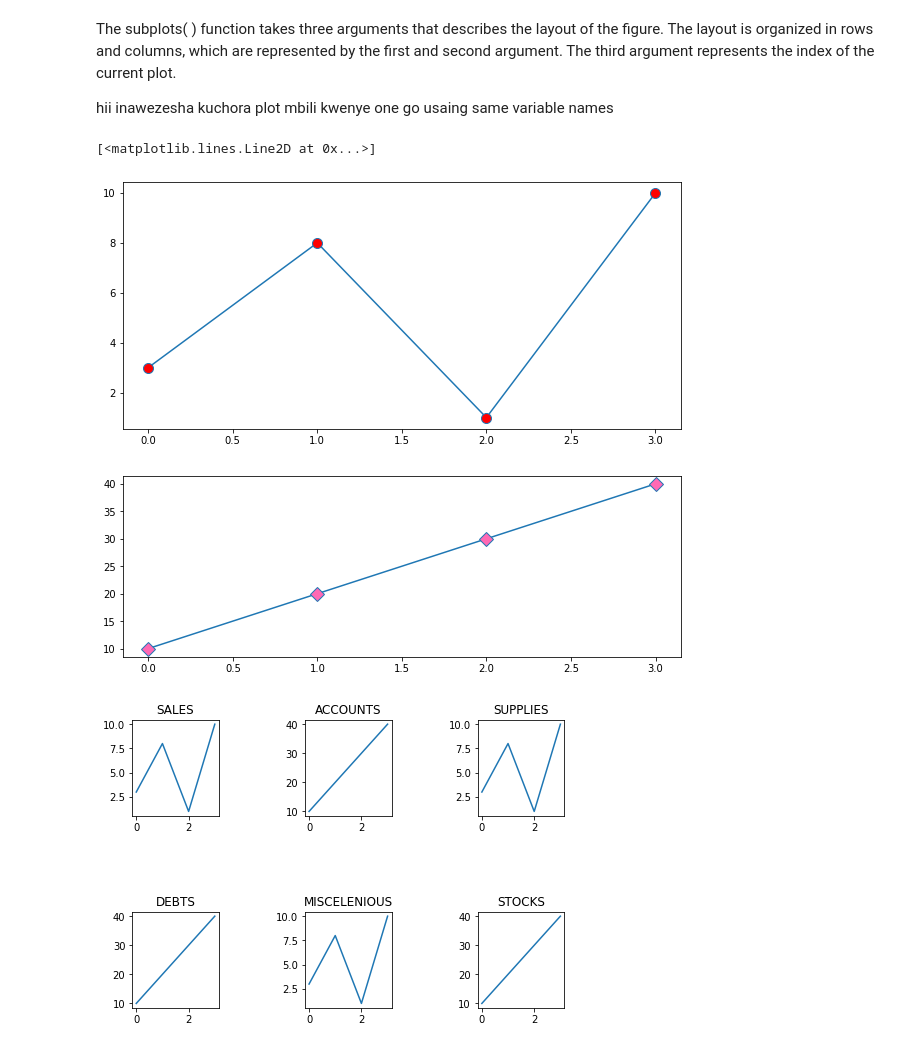
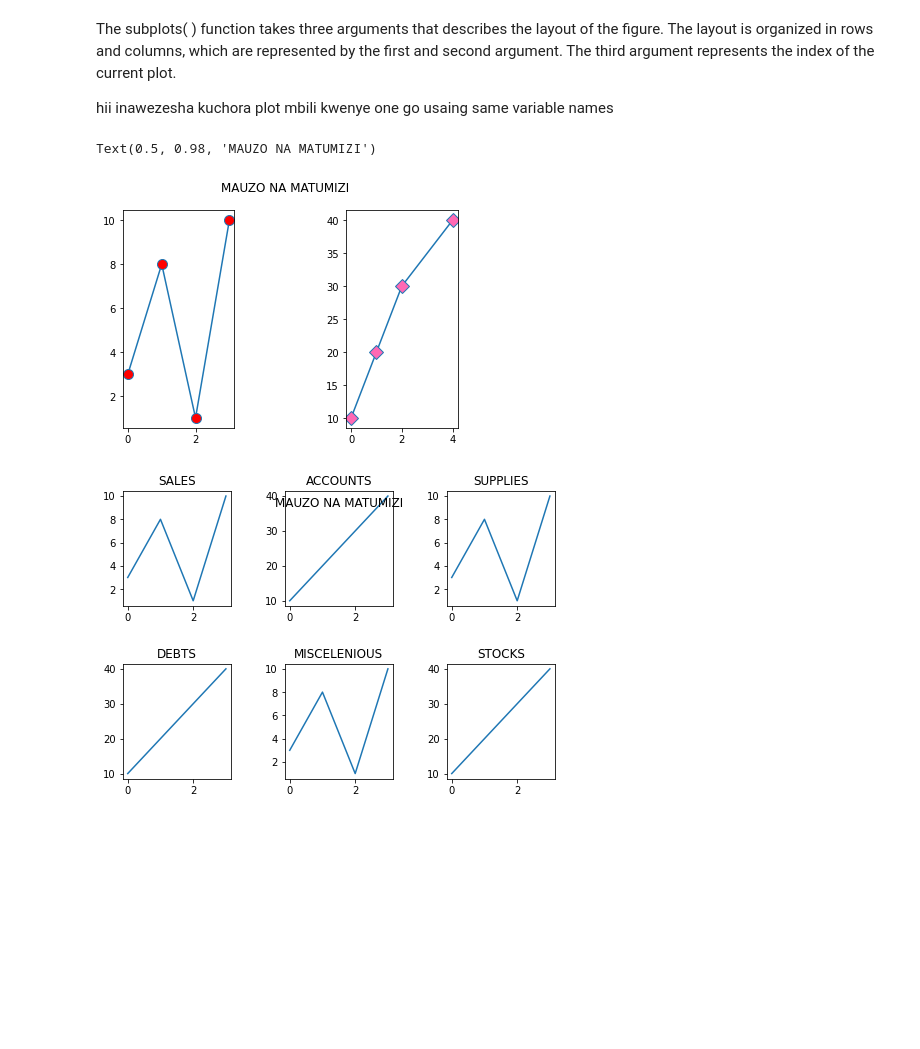
Before and after one commit to blazeMassai/PYTHON-BEG-TO-PRO, a Jupyter notebook: 28-numpy/16-subplots-fxns.ipynb, the cells around one changed output. Drawn from its saved outputs; the diff is of its cells as text; code cells hidden in the pictures; blank space fills up the shorter version.

```diff
--- a/28-numpy/16-subplots-fxns.ipynb
+++ b/28-numpy/16-subplots-fxns.ipynb
@@ -12,34 +12,37 @@ import numpy as np
 # import matplotlib.pyplot as figure
 # %%
 # ya juu tunabadiri size
-g = plt.figure()
-g.set_figwidth(10)
-g.set_figheight(10)
+# g = plt.figure()
+# g.set_figwidth(10)
+# g.set_figheight(10)
 
 x=np.array([0,1,2,3])
 y=np.array([3,8,1,10])
 
 
-plt.subplot(2,1,1)
+plt.subplot(1,2,1)
+#the figure has 1 rows, 2 columns, and this plot is the first plot.
 
 plt.plot(x,y, marker='o', ms=10, mfc='r')
 
 # ya chini tunabadiri size
-f = plt.figure()
-f.set_figwidth(10)
-f.set_figheight(10)
+# f = plt.figure()
+# f.set_figwidth(10)
+# f.set_figheight(10)
 
 
-x = np.array([0 , 1 , 2 , 3 ])
+x = np.array([0 , 1 , 2 , 4 ])
 y = np.array([10 , 20 , 30 , 40 ])
-plt.subplot(2 , 1 , 2 )
+plt.subplot(1, 2 , 2 )
 plt.subplots_adjust(wspace=1, hspace=1)
 plt.plot(x,y, marker='D', ms=10, mfc='hotpink')
+
+plt.suptitle('MAUZO NA MATUMIZI')
 # %% [output]
-[<matplotlib.lines.Line2D at 0x...>]
+Text(0.5, 0.98, 'MAUZO NA MATUMIZI')
-[figure, old version]
+[figure, new version]
-[figure, removed]
 # %%
+
 a = np.array([0, 1, 2, 3])
 b = np.array([3, 8, 1, 10])
 
@@ -50,7 +53,7 @@ plt.title("SALES" )
 a = np.array([0, 1, 2, 3])
 b = np.array([10, 20, 30, 40])
 
-plt.subplots_adjust(left=0, bottom=0, right=1, top=1, wspace=1, hspace=1)
+plt.subplots_adjust(left=0, bottom=0, right=1, top=1, wspace=0.5, hspace=0.5)
 # plt.subplots_adjust(left=0, bottom=0, right=1, top=1, wspace=0, hspace=0)
 
 plt.subplot(2, 3, 2)
@@ -85,7 +88,8 @@ b = np.array([10, 20, 30, 40])
 plt.subplot(2, 3, 6)
 plt.plot(a,b)
 plt.title("STOCKS" )
+# plt.suptitle('MAUZO NA MATUMIZI')
 
 plt.show()
 # %% [output]
-[figure, old version]
+[figure, new version]
```
Also changed, not shown: 4 other files.
